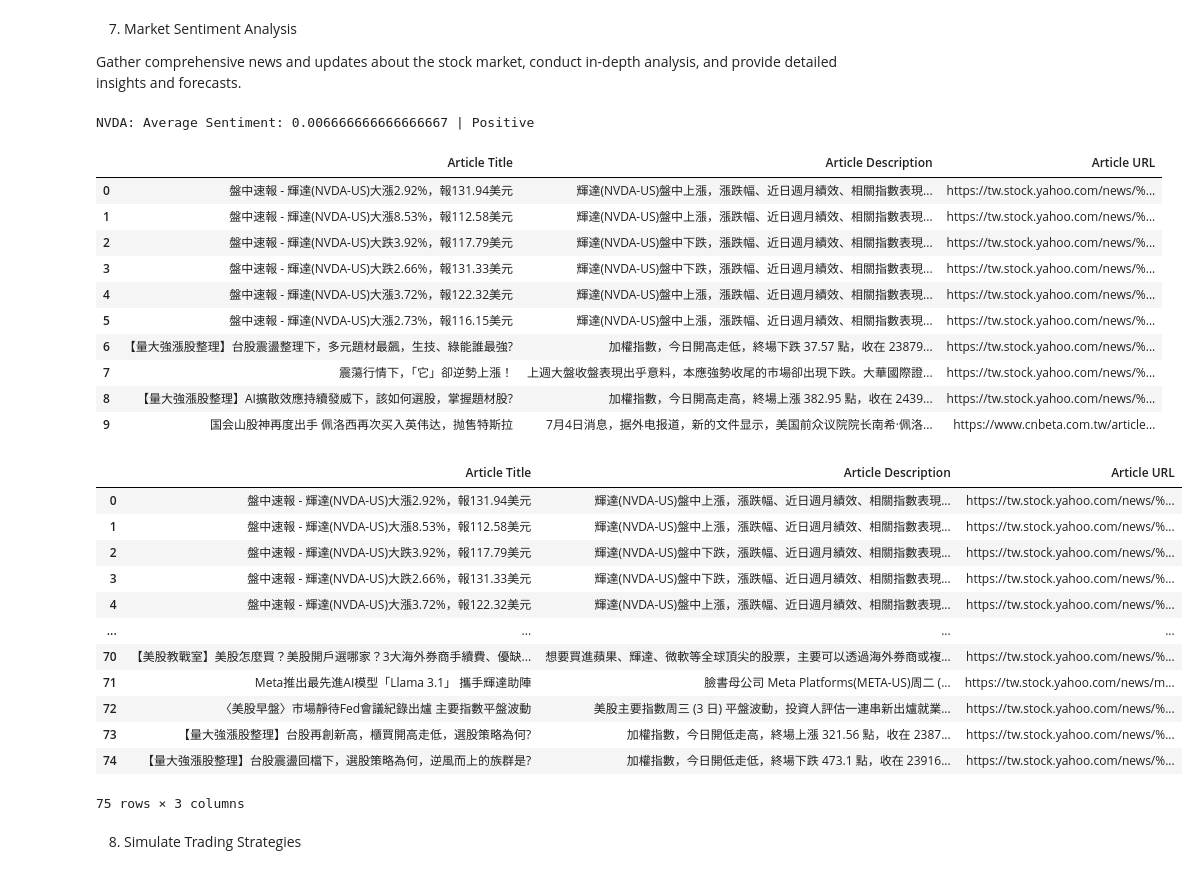
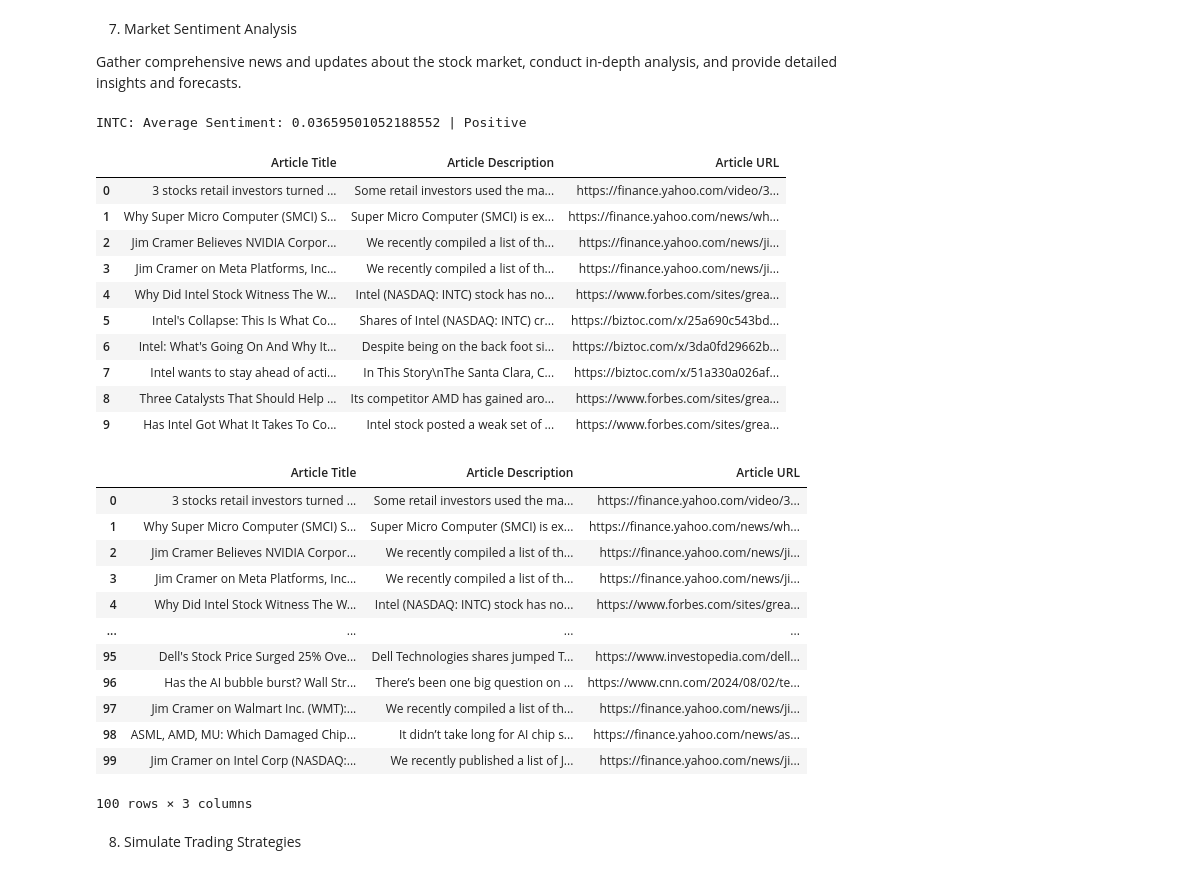
Before and after one commit to ctkqiang/StockAnalysis, a Jupyter notebook: Stock_analysis.ipynb, the cells around one changed output. Drawn from its saved outputs; the diff is of its cells as text; code cells hidden in the pictures.

```diff
--- a/Stock_analysis.ipynb
+++ b/Stock_analysis.ipynb
@@ -31,17 +31,22 @@ from sklearn.linear_model import LinearRegression
 from sklearn.metrics import mean_squared_error
 
 
+stock = "INTC"  # Change this Accordingly
+
+
 current_datetime = datetime.now().strftime("%Y-%m-%d %H:%M:%S")
 
 nvidia = yf.Ticker("NVDA")
 intel = yf.Ticker("INTC")
 meta = yf.Ticker("META")
 tme = yf.Ticker("TME")
+xau = yf.Ticker("GC=F")
 
 nvidia_stock_data = nvidia.history(period="1d")
 intel_stock_data = intel.history(period="1d")
 meta_stock_data = meta.history(period="1d")
 tme_stock_data = tme.history(period="1d")
+xau_stock_data = xau.history(period="1d")
 # %% [markdown]
 2. Display latest Stock table
 # %%
@@ -114,11 +130,11 @@ display(df)
 # %% [markdown]
 3. Download Datasets
 # %%
-ticker = "NVDA" # Change this Accordingly
+ticker = stock
 
 download = False
 
-stock_data = yf.download(ticker, start="2024-03-01", end="2024-08-02")
+stock_data = yf.download(ticker, start="2024-08-01", end="2024-08-31")
 
 display(stock_data)
 # %% [output]
@@ -282,7 +302,7 @@ display(plt)
 Gather comprehensive news and updates about the stock market, conduct in-depth analysis, and provide detailed insights and forecasts.
 # %%
 def fetch_stock_news(ticker):
-    url = f"https://newsapi.org/v2/everything?q={ticker}&apiKey=c27ac3ff5baa4f36abd7d6d90110da55&language=zh"
+    url = f"https://newsapi.org/v2/everything?q={ticker}&apiKey=c27ac3ff5baa4f36abd7d6d90110da55&language=en"
     response = requests.get(url)
 
     if response.status_code == 200:
@@ -344,56 +364,56 @@ if articles:
     top_10_articles = df_articles.head(10)
 
     display(top_10_articles)
 
     # Optional: Download and save to CS
     if download:
         # Save the top 10 articles to a CSV file
         top_10_articles.to_csv("output/top_10_articles.csv", index=False)
 
         # Read the CSV file back into a DataFrame
         read_df = pd.read_csv("output/top_10_articles.csv")
         display(read_df)
 
         # Convert DataFrame to Markdown format
         markdown_table = read_df.to_markdown(index=False)
 
         # Save the Markdown table to a .md file
         current_datetime = datetime.now().strftime("%Y-%m-%d_%H-%M-%S")
         file_name = f"output/Top_news_affected_{ticker}_{current_datetime}.md"
 
         with open(file_name, "w") as f:
             f.write(markdown_table)
 
     # Display the original DataFrame
     display(df_articles)
 else:
     print(f"No articles found for {ticker}. Check your API key or ticker symbol.")
 # %% [output]
-NVDA: Average Sentiment: 0.006666666666666667 | Positive
+INTC: Average Sentiment: 0.03659501052188552 | Positive
 |  | Article Title | Article Description | Article URL |
-| 0 | 盤中速報 - 輝達(NVDA-US)大漲2.92%，報131.94美元 | 輝達(NVDA-US)盤中上漲，漲跌幅、近日週月績效、相關指數表現... | https://tw.stock.yahoo.com/news/%... |
-| 1 | 盤中速報 - 輝達(NVDA-US)大漲8.53%，報112.58美元 | 輝達(NVDA-US)盤中上漲，漲跌幅、近日週月績效、相關指數表現... | https://tw.stock.yahoo.com/news/%... |
-| 2 | 盤中速報 - 輝達(NVDA-US)大跌3.92%，報117.79美元 | 輝達(NVDA-US)盤中下跌，漲跌幅、近日週月績效、相關指數表現... | https://tw.stock.yahoo.com/news/%... |
-| 3 | 盤中速報 - 輝達(NVDA-US)大跌2.66%，報131.33美元 | 輝達(NVDA-US)盤中下跌，漲跌幅、近日週月績效、相關指數表現... | https://tw.stock.yahoo.com/news/%... |
-| 4 | 盤中速報 - 輝達(NVDA-US)大漲3.72%，報122.32美元 | 輝達(NVDA-US)盤中上漲，漲跌幅、近日週月績效、相關指數表現... | https://tw.stock.yahoo.com/news/%... |
-| 5 | 盤中速報 - 輝達(NVDA-US)大漲2.73%，報116.15美元 | 輝達(NVDA-US)盤中上漲，漲跌幅、近日週月績效、相關指數表現... | https://tw.stock.yahoo.com/news/%... |
-| 6 | 【量大強漲股整理】台股震盪整理下，多元題材最飆，生技、綠能誰最強? | 加權指數，今日開高走低，終場下跌 37.57 點，收在 23879... | https://tw.stock.yahoo.com/news/%... |
-| 7 | 震蕩行情下，「它」卻逆勢上漲！ | 上週大盤收盤表現出乎意料，本應強勢收尾的市場卻出現下跌。大華國際證... | https://tw.stock.yahoo.com/news/%... |
-| 8 | 【量大強漲股整理】AI擴散效應持續發威下，該如何選股，掌握題材股? | 加權指數，今日開高走高，終場上漲 382.95 點，收在 2439... | https://tw.stock.yahoo.com/news/%... |
-| 9 | 国会山股神再度出手 佩洛西再次买入英伟达，抛售特斯拉 | 7月4日消息，据外电报道，新的文件显示，美国前众议院院长南希·佩洛... | https://www.cnbeta.com.tw/article... |
+| 0 | 3 stocks retail investors turned ... | Some retail investors used the ma... | https://finance.yahoo.com/video/3... |
+| 1 | Why Super Micro Computer (SMCI) S... | Super Micro Computer (SMCI) is ex... | https://finance.yahoo.com/news/wh... |
+| 2 | Jim Cramer Believes NVIDIA Corpor... | We recently compiled a list of th... | https://finance.yahoo.com/news/ji... |
+| 3 | Jim Cramer on Meta Platforms, Inc... | We recently compiled a list of th... | https://finance.yahoo.com/news/ji... |
+| 4 | Why Did Intel Stock Witness The W... | Intel (NASDAQ: INTC) stock has no... | https://www.forbes.com/sites/grea... |
+| 5 | Intel's Collapse: This Is What Co... | Shares of Intel (NASDAQ: INTC) cr... | https://biztoc.com/x/25a690c543bd... |
+| 6 | Intel: What's Going On And Why It... | Despite being on the back foot si... | https://biztoc.com/x/3da0fd29662b... |
+| 7 | Intel wants to stay ahead of acti... | In This Story\nThe Santa Clara, C... | https://biztoc.com/x/51a330a026af... |
+| 8 | Three Catalysts That Should Help ... | Its competitor AMD has gained aro... | https://www.forbes.com/sites/grea... |
+| 9 | Has Intel Got What It Takes To Co... | Intel stock posted a weak set of ... | https://www.forbes.com/sites/grea... |
 |  | Article Title | Article Description | Article URL |
-| 0 | 盤中速報 - 輝達(NVDA-US)大漲2.92%，報131.94美元 | 輝達(NVDA-US)盤中上漲，漲跌幅、近日週月績效、相關指數表現... | https://tw.stock.yahoo.com/news/%... |
-| 1 | 盤中速報 - 輝達(NVDA-US)大漲8.53%，報112.58美元 | 輝達(NVDA-US)盤中上漲，漲跌幅、近日週月績效、相關指數表現... | https://tw.stock.yahoo.com/news/%... |
-| 2 | 盤中速報 - 輝達(NVDA-US)大跌3.92%，報117.79美元 | 輝達(NVDA-US)盤中下跌，漲跌幅、近日週月績效、相關指數表現... | https://tw.stock.yahoo.com/news/%... |
-| 3 | 盤中速報 - 輝達(NVDA-US)大跌2.66%，報131.33美元 | 輝達(NVDA-US)盤中下跌，漲跌幅、近日週月績效、相關指數表現... | https://tw.stock.yahoo.com/news/%... |
-| 4 | 盤中速報 - 輝達(NVDA-US)大漲3.72%，報122.32美元 | 輝達(NVDA-US)盤中上漲，漲跌幅、近日週月績效、相關指數表現... | https://tw.stock.yahoo.com/news/%... |
+| 0 | 3 stocks retail investors turned ... | Some retail investors used the ma... | https://finance.yahoo.com/video/3... |
+| 1 | Why Super Micro Computer (SMCI) S... | Super Micro Computer (SMCI) is ex... | https://finance.yahoo.com/news/wh... |
+| 2 | Jim Cramer Believes NVIDIA Corpor... | We recently compiled a list of th... | https://finance.yahoo.com/news/ji... |
+| 3 | Jim Cramer on Meta Platforms, Inc... | We recently compiled a list of th... | https://finance.yahoo.com/news/ji... |
+| 4 | Why Did Intel Stock Witness The W... | Intel (NASDAQ: INTC) stock has no... | https://www.forbes.com/sites/grea... |
 | ... | ... | ... | ... |
-| 70 | 【美股教戰室】美股怎麼買？美股開戶選哪家？3大海外券商手續費、優缺... | 想要買進蘋果、輝達、微軟等全球頂尖的股票，主要可以透過海外券商或複... | https://tw.stock.yahoo.com/news/%... |
-| 71 | Meta推出最先進AI模型「Llama 3.1」 攜手輝達助陣 | 臉書母公司 Meta Platforms(META-US)周二 (... | https://tw.stock.yahoo.com/news/m... |
-| 72 | 〈美股早盤〉市場靜待Fed會議紀錄出爐 主要指數平盤波動 | 美股主要指數周三 (3 日) 平盤波動，投資人評估一連串新出爐就業... | https://tw.stock.yahoo.com/news/%... |
-| 73 | 【量大強漲股整理】台股再創新高，櫃買開高走低，選股策略為何? | 加權指數，今日開低走高，終場上漲 321.56 點，收在 2387... | https://tw.stock.yahoo.com/news/%... |
-| 74 | 【量大強漲股整理】台股震盪回檔下，選股策略為何，逆風而上的族群是? | 加權指數，今日開低走低，終場下跌 473.1 點，收在 23916... | https://tw.stock.yahoo.com/news/%... |
+| 95 | Dell's Stock Price Surged 25% Ove... | Dell Technologies shares jumped T... | https://www.investopedia.com/dell... |
+| 96 | Has the AI bubble burst? Wall Str... | There’s been one big question on ... | https://www.cnn.com/2024/08/02/te... |
+| 97 | Jim Cramer on Walmart Inc. (WMT):... | We recently compiled a list of th... | https://finance.yahoo.com/news/ji... |
+| 98 | ASML, AMD, MU: Which Damaged Chip... | It didn’t take long for AI chip s... | https://finance.yahoo.com/news/as... |
+| 99 | Jim Cramer on Intel Corp (NASDAQ:... | We recently published a list of J... | https://finance.yahoo.com/news/ji... |
-75 rows × 3 columns
+100 rows × 3 columns
 # %% [markdown]
 8. Simulate Trading Strategies
 # %%
```
Also changed, not shown: parts of 7 cells of this notebook, 4 other files.
